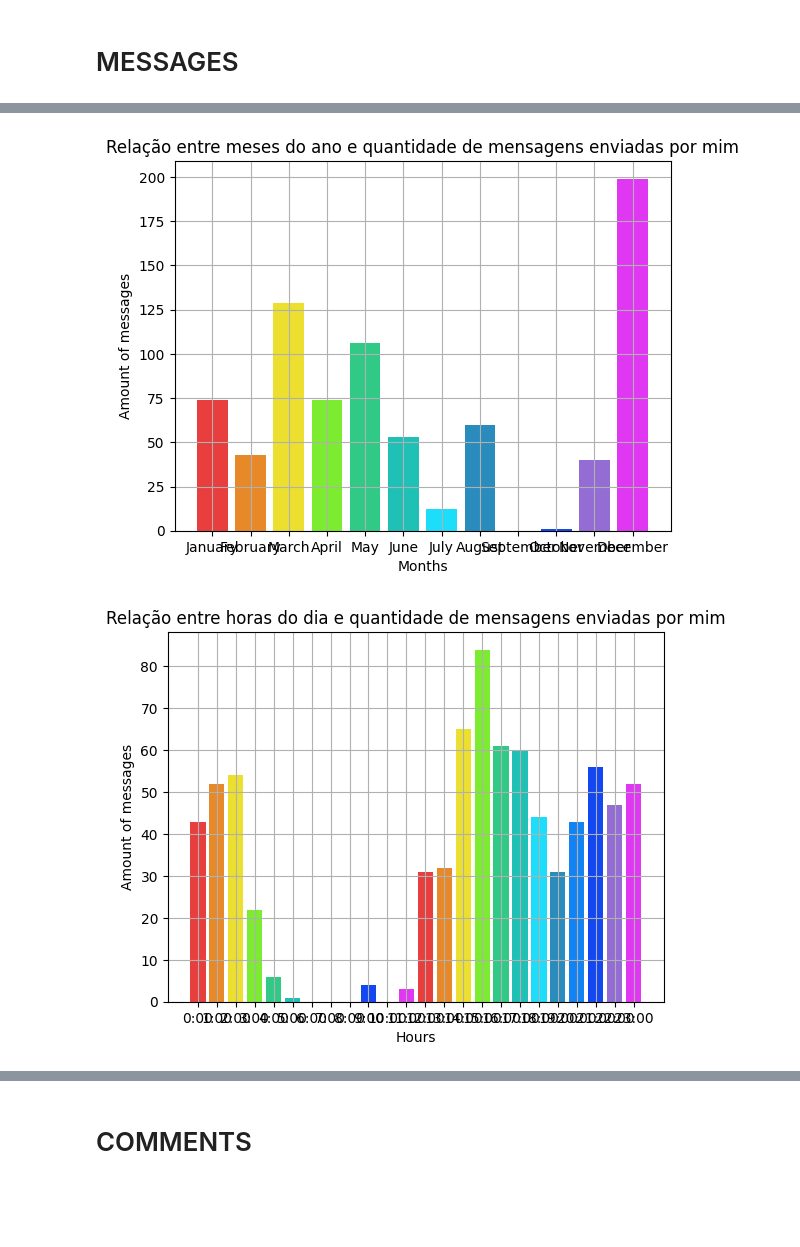
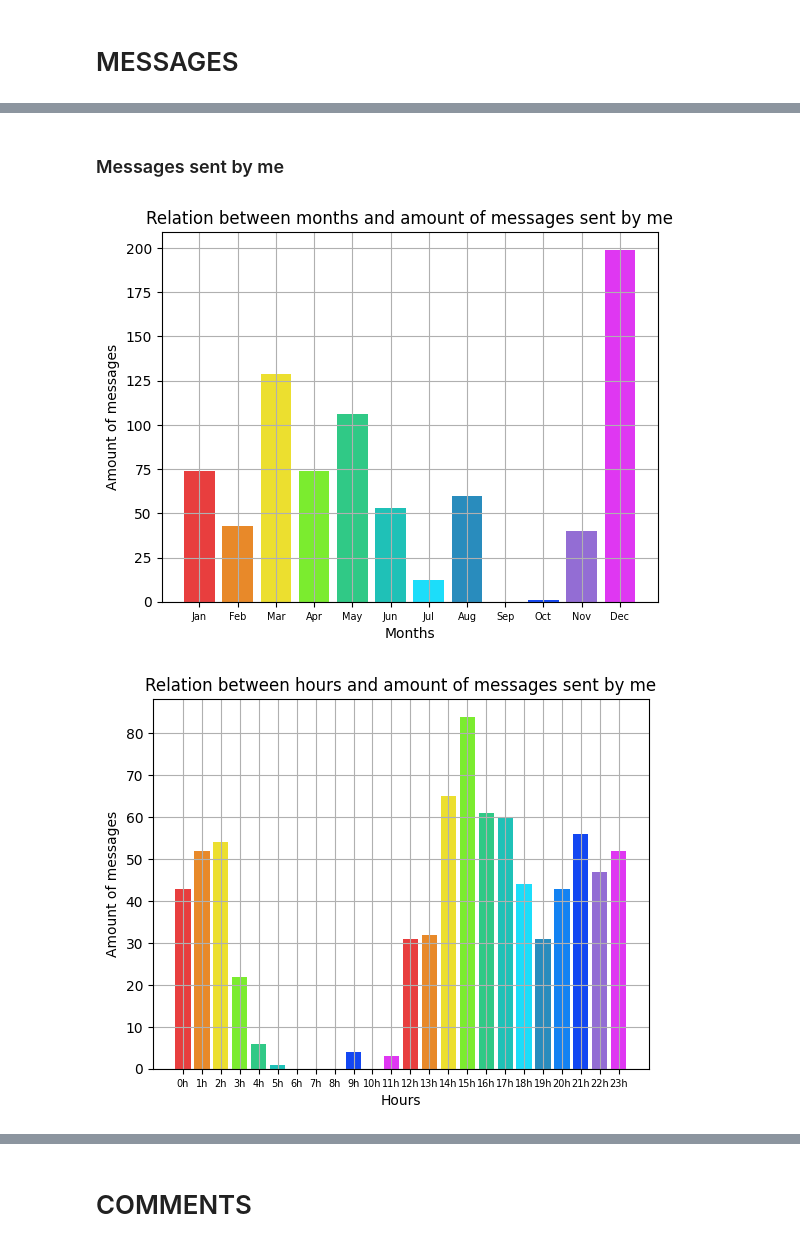
Before and after one commit to jpbezerra/tiktok-analysis, a Jupyter notebook: tiktok.ipynb, the cells around one changed output, grey strips where cells are left out. Cells and saved outputs as stored; diff of their text form; code cells hidden in the pictures; blank space fills up the shorter version.

```diff
--- a/tiktok.ipynb
+++ b/tiktok.ipynb
@@ -28,15 +26,17 @@ my_colors = [
 ]
 
 months_name = [
-    "January", "February", "March", "April", "May", "June",
-    "July", "August", "September", "October", "November", "December"
+    "Jan", "Feb", "Mar", "Apr", "May", "Jun",
+    "Jul", "Aug", "Sep", "Oct", "Nov", "Dec"
 ]
 
-hours_name = [f"{x}:00" for x in range(24)]
+hours_name = [f"{x}h" for x in range(24)]
 
 days_name = [f"{day}" for day in range(1, 32)]
 
 significance = 0.05
+
+font_size = 7
 # %%
 # creating Data class
 
@@ -55,7 +55,7 @@ class Data:
 # %%
 # defining auxiliary functions
 
-def months_and_hours_review(data: np.ndarray, y: str, title: str, target_label='Date') -> list[np.ndarray]:
+def months_and_hours_review(data: np.ndarray, y: str, title: str, target_label='Date', return_data=True) -> list[np.ndarray] | None:
     months = np.zeros(12, dtype=int)
     hours = np.zeros(24, dtype=int)
 
@@ -74,7 +74,8 @@ def months_and_hours_review(data: np.ndarray, y: str, title: str, target_label='
 
     plt.xlabel("Months")
     plt.ylabel(f"Amount of {y}")
-    plt.title(f"Relação entre meses do ano e {title}")
+    plt.title(f"Relation between months and {title}")
+    plt.xticks(fontsize=font_size)
     plt.grid()
     plt.show()
 
@@ -87,11 +88,13 @@ def months_and_hours_review(data: np.ndarray, y: str, title: str, target_label='
 
     plt.xlabel("Hours")
     plt.ylabel(f"Amount of {y}")
-    plt.title(f"Relação entre horas do dia e {title}")
+    plt.title(f"Relation between hours and {title}")
+    plt.xticks(fontsize=font_size)
     plt.grid()
     plt.show()
 
-    return [months, hours]
+    if return_data:
+        return [months, hours]
 
 def pie_review(data : np.ndarray, target_label : str, title : str) -> None:
     information : dict[str, int] = {}
@@ -123,7 +126,7 @@ def pie_review(data : np.ndarray, target_label : str, title : str) -> None:
         pctdistance=0.80
     )
 
-    plt.title(f"Quantidade de {title}")
+    plt.title(f"Percentage of {title}")
     plt.show()
 
 def unique(data : np.ndarray, target_label : str) -> np.ndarray:
@@ -141,12 +144,13 @@ def line_review(data : np.ndarray, target_label : str, title : str) -> None:
         days[int(info[target_label].split(' ')[0].split('-')[2]) - 1] += 1
 
     plt.plot(days_name, days, marker='o')
-    plt.title(f"Relação entre dias e {title}")
+    plt.title(f"Relation between days and {title}")
+    plt.xticks(fontsize=font_size)
     plt.grid()
     plt.xlabel("Days")
 
 def get_measures(data : np.ndarray) -> dict:
-    return {'Mean' : st.mean(data), 'Median' : st.median(data), 'Mode' : st.multimode(data)}
+    return {'Mean' : st.mean(data), 'Median' : st.median(data), 'SD' : st.stdev(data)}
 
 def check_relation(first_data : np.ndarray, second_data : np.ndarray, first_label : str, second_label : str):
     plt.scatter(x=first_data, y=second_data)
@@ -155,14 +159,14 @@ def check_relation(first_data : np.ndarray, second_data : np.ndarray, first_labe
     plt.grid()
     plt.show()
 
-def hypotesis_analysis(statistics : float, p_value : float):
-    print(f"Test statistics : {statistics:.4f}\nP-value : {p_value:.4f}")
+def hypotesis_analysis(statistics : float, p_value : float, coefficient : str):
+    print(f"{coefficient} : {statistics:.4f}\nP-value : {p_value:.4f}")
 
     if p_value < significance:
-        print("Rejeitamos a hipótese nula, existem dados suficientes para apontar tal correlação\n")
+        print("The null hypotesis is rejected\n")
 
     else:
-        print("Não rejeitamos a hipótese nula, não existem dados suficientes para apontar tal correlação\n")
+        print("The null hypotesis is not rejected\n")
 # %%
 # creating the dataset
 
@@ -217,5 +227,7 @@ plt.show()
+# %% [markdown]
+### Messages sent by me
 # %%
-m_sent, h_sent = months_and_hours_review(my_messages, "messages", "quantidade de mensagens enviadas por mim")
+m_sent, h_sent = months_and_hours_review(my_messages, "messages", "amount of messages sent by me")
 # %% [output]
-[figure, old version]
+[figure, new version]
-[figure, old version]
+[figure, new version]
```
Also changed, not shown: parts of 98 cells of this notebook.
